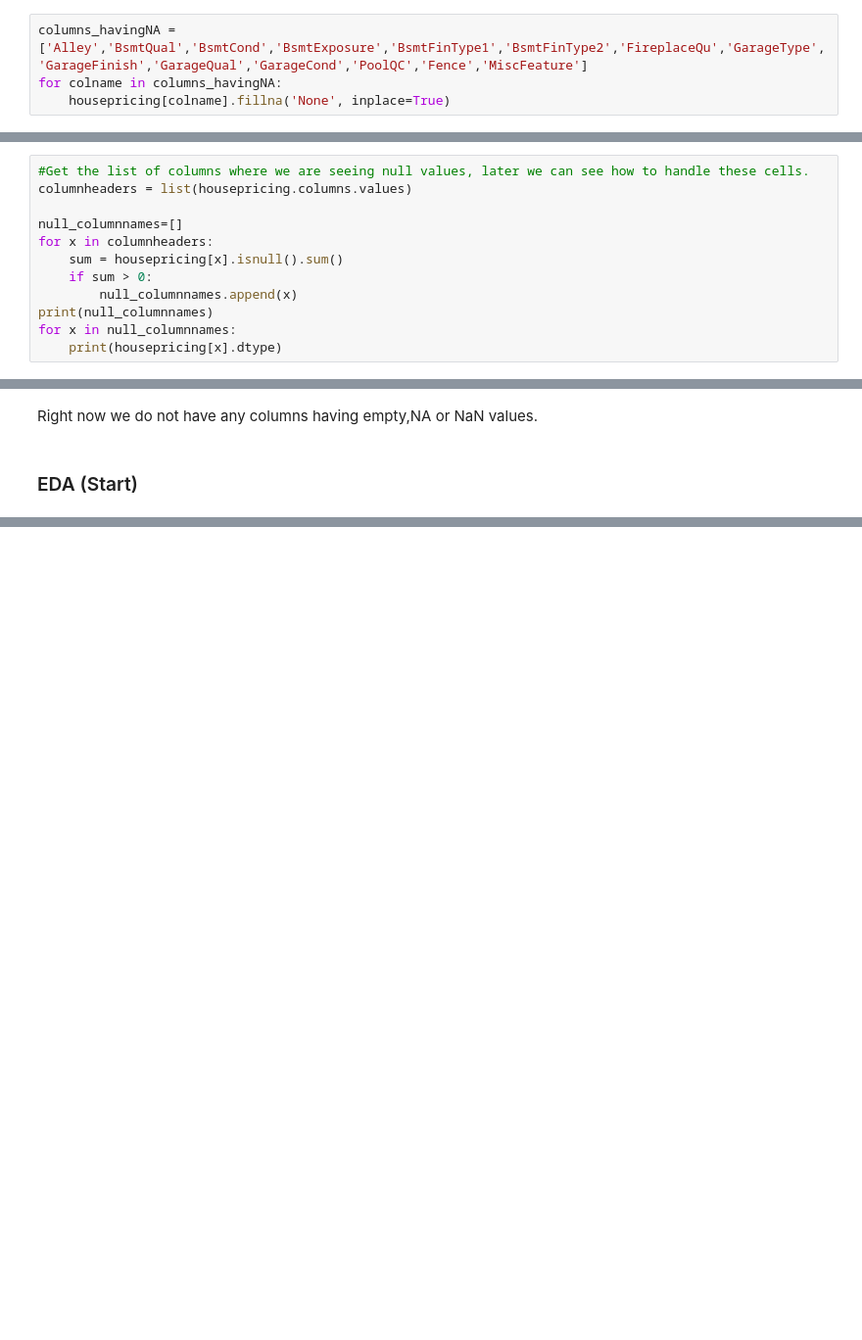
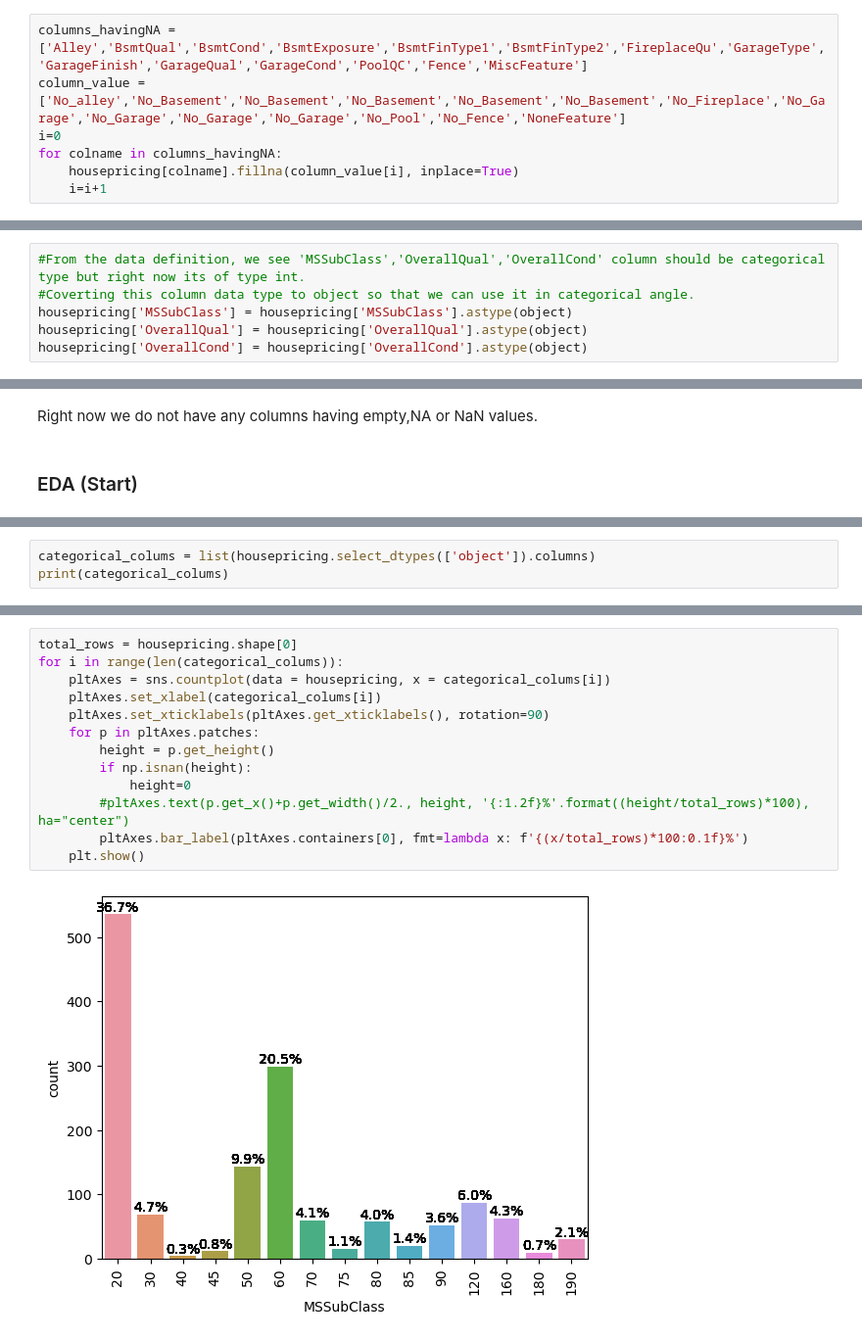
Before and after one commit to Aswani-ReddyKV/HousePricePrediction, a Jupyter notebook: Aswani_Reddy.ipynb, the cells around one changed output, grey strips where cells are left out. Shown at 98% size. Drawn from its saved outputs; the diff is of its cells as text; blank space fills up the shorter version.

Commit message:
Added Univariate analysis for numerical and categorical features

```diff
--- a/Aswani_Reddy.ipynb
+++ b/Aswani_Reddy.ipynb
@@ -94,4 +96,7 @@ To have a right representation, changing the value to 'None' so that it can be u
 # %%
 columns_havingNA =['Alley','BsmtQual','BsmtCond','BsmtExposure','BsmtFinType1','BsmtFinType2','FireplaceQu','GarageType','GarageFinish','GarageQual','GarageCond','PoolQC','Fence','MiscFeature']
+column_value = ['No_alley','No_Basement','No_Basement','No_Basement','No_Basement','No_Basement','No_Fireplace','No_Garage','No_Garage','No_Garage','No_Garage','No_Pool','No_Fence','NoneFeature']
+i=0
 for colname in columns_havingNA:
-    housepricing[colname].fillna('None', inplace=True)
+    housepricing[colname].fillna(column_value[i], inplace=True)
+    i=i+1
@@ -140,15 +135,3 @@ dtype: int64
 # %%
 #Droping column name "Id" as this is having a unquie values and doesnot have any impact on the prediction of house sale price
 housepricing = housepricing.drop(['Id'], axis=1)
-# %%
-#Get the list of columns where we are seeing null values, later we can see how to handle these cells.
-columnheaders = list(housepricing.columns.values)
-
-null_columnnames=[]
-for x in columnheaders:
-    sum = housepricing[x].isnull().sum()
-    if sum > 0:
-        null_columnnames.append(x)
-print(null_columnnames)
-for x in null_columnnames:
-    print(housepricing[x].dtype)
@@ -216,0 +199,6 @@ housepricing['Electrical'].fillna(mode_value, inplace=True)
+# %%
+#From the data definition, we see 'MSSubClass','OverallQual','OverallCond' column should be categorical type but right now its of type int.
+#Coverting this column data type to object so that we can use it in categorical angle.
+housepricing['MSSubClass'] = housepricing['MSSubClass'].astype(object)
+housepricing['OverallQual'] = housepricing['OverallQual'].astype(object)
+housepricing['OverallCond'] = housepricing['OverallCond'].astype(object)
@@ -220,0 +236,3 @@ Right now we do not have any columns having empty,NA or NaN values.
+# %%
+categorical_colums = list(housepricing.select_dtypes(['object']).columns)
+print(categorical_colums)
@@ -220,0 +249,15 @@ Right now we do not have any columns having empty,NA or NaN values.
+# %%
+total_rows = housepricing.shape[0]
+for i in range(len(categorical_colums)):
+    pltAxes = sns.countplot(data = housepricing, x = categorical_colums[i])
+    pltAxes.set_xlabel(categorical_colums[i])
+    pltAxes.set_xticklabels(pltAxes.get_xticklabels(), rotation=90)
+    for p in pltAxes.patches:
+        height = p.get_height()
+        if np.isnan(height):
+            height=0
+        #pltAxes.text(p.get_x()+p.get_width()/2., height, '{:1.2f}%'.format((height/total_rows)*100), ha="center")
+        pltAxes.bar_label(pltAxes.containers[0], fmt=lambda x: f'{(x/total_rows)*100:0.1f}%')
+    plt.show()
+# %% [output]
+[figure, added]
```
Also changed, not shown: parts of 26 cells of this notebook.
